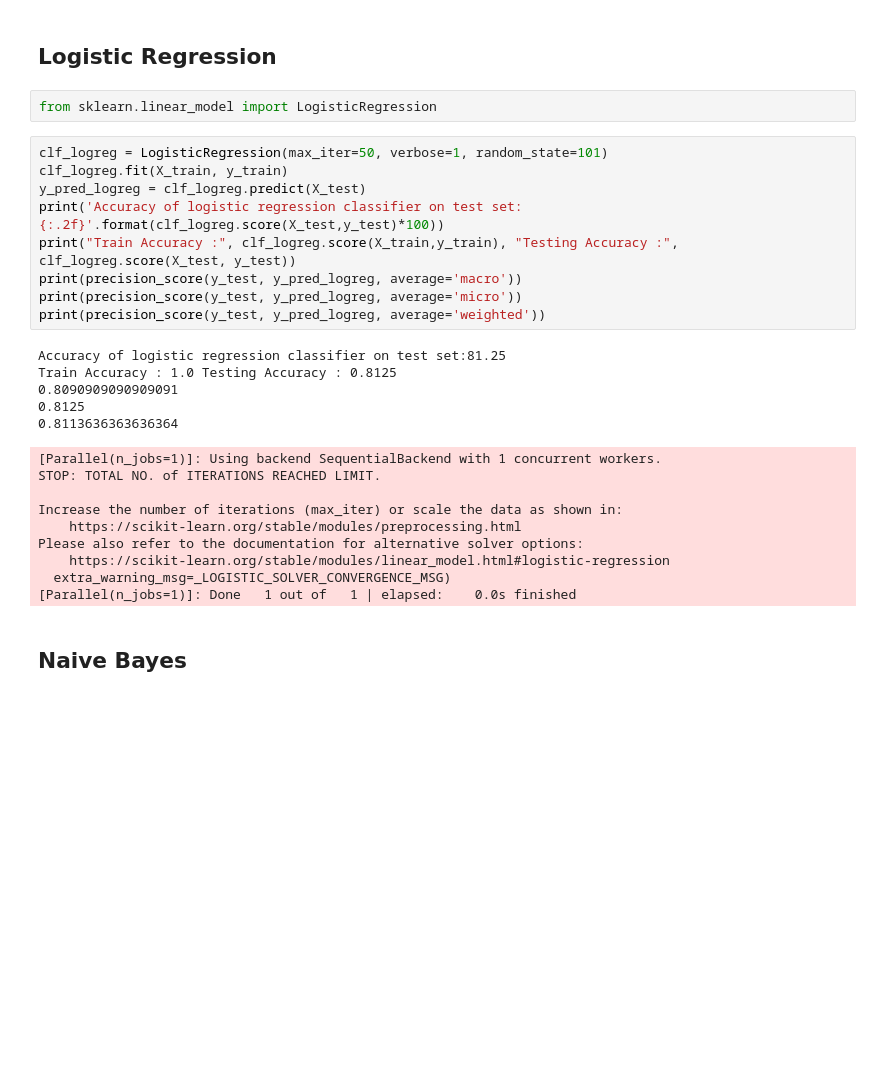
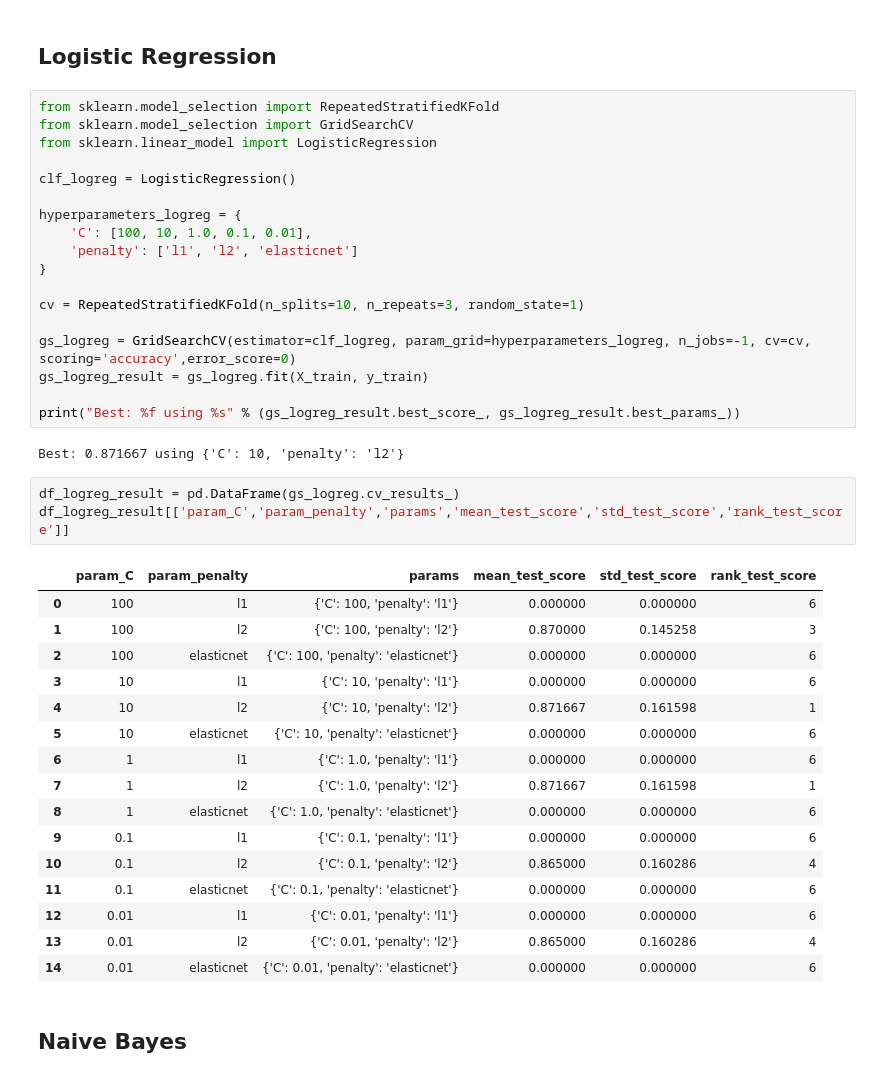
Before and after one commit to SohelRaja/Ensemble-Classifier-Model, a Jupyter notebook: Imbalanced Data with Same Ratio/EnsembleClassifier.ipynb, the cells around one changed output. Saved outputs shown, nothing was run; the diff lists cells and outputs as text; blank space fills up the shorter version.

```diff
--- a/Imbalanced Data with Same Ratio/EnsembleClassifier.ipynb
+++ b/Imbalanced Data with Same Ratio/EnsembleClassifier.ipynb
@@ -215,31 +224,45 @@ print(precision_score(y_test, y_pred_knn, average='weighted'))
 # %% [markdown]
 ## Logistic Regression
-# %%
-from sklearn.linear_model import LogisticRegression
-# %%
-clf_logreg = LogisticRegression(max_iter=50, verbose=1, random_state=101)
-clf_logreg.fit(X_train, y_train)
-y_pred_logreg = clf_logreg.predict(X_test)
-print('Accuracy of logistic regression classifier on test set:{:.2f}'.format(clf_logreg.score(X_test,y_test)*100))
-print("Train Accuracy :", clf_logreg.score(X_train,y_train), "Testing Accuracy :", clf_logreg.score(X_test, y_test))
-print(precision_score(y_test, y_pred_logreg, average='macro'))
-print(precision_score(y_test, y_pred_logreg, average='micro'))
-print(precision_score(y_test, y_pred_logreg, average='weighted'))
-# %% [output]
-Accuracy of logistic regression classifier on test set:81.25
-Train Accuracy : 1.0 Testing Accuracy : 0.8125
-0.8090909090909091
-0.8125
-0.8113636363636364
-[Parallel(n_jobs=1)]: Using backend SequentialBackend with 1 concurrent workers.
-STOP: TOTAL NO. of ITERATIONS REACHED LIMIT.
-
-Increase the number of iterations (max_iter) or scale the data as shown in:
-    https://scikit-learn.org/stable/modules/preprocessing.html
-Please also refer to the documentation for alternative solver options:
-    https://scikit-learn.org/stable/modules/linear_model.html#logistic-regression
-  extra_warning_msg=_LOGISTIC_SOLVER_CONVERGENCE_MSG)
-[Parallel(n_jobs=1)]: Done   1 out of   1 | elapsed:    0.0s finished
+# %%
+from sklearn.model_selection import RepeatedStratifiedKFold
+from sklearn.model_selection import GridSearchCV
+from sklearn.linear_model import LogisticRegression
+
+clf_logreg = LogisticRegression()
+
+hyperparameters_logreg = {
+    'C': [100, 10, 1.0, 0.1, 0.01],
+    'penalty': ['l1', 'l2', 'elasticnet']
+}
+
+cv = RepeatedStratifiedKFold(n_splits=10, n_repeats=3, random_state=1)
+
+gs_logreg = GridSearchCV(estimator=clf_logreg, param_grid=hyperparameters_logreg, n_jobs=-1, cv=cv, scoring='accuracy',error_score=0)
+gs_logreg_result = gs_logreg.fit(X_train, y_train)
+
+print("Best: %f using %s" % (gs_logreg_result.best_score_, gs_logreg_result.best_params_))
+# %% [output]
+Best: 0.871667 using {'C': 10, 'penalty': 'l2'}
+# %%
+df_logreg_result = pd.DataFrame(gs_logreg.cv_results_)
+df_logreg_result[['param_C','param_penalty','params','mean_test_score','std_test_score','rank_test_score']]
+# %% [output]
+|  | param_C | param_penalty | params | mean_test_score | std_test_score | rank_test_score |
+| 0 | 100 | l1 | {'C': 100, 'penalty': 'l1'} | 0.000000 | 0.000000 | 6 |
+| 1 | 100 | l2 | {'C': 100, 'penalty': 'l2'} | 0.870000 | 0.145258 | 3 |
+| 2 | 100 | elasticnet | {'C': 100, 'penalty': 'elasticnet'} | 0.000000 | 0.000000 | 6 |
+| 3 | 10 | l1 | {'C': 10, 'penalty': 'l1'} | 0.000000 | 0.000000 | 6 |
+| 4 | 10 | l2 | {'C': 10, 'penalty': 'l2'} | 0.871667 | 0.161598 | 1 |
+| 5 | 10 | elasticnet | {'C': 10, 'penalty': 'elasticnet'} | 0.000000 | 0.000000 | 6 |
+| 6 | 1 | l1 | {'C': 1.0, 'penalty': 'l1'} | 0.000000 | 0.000000 | 6 |
+| 7 | 1 | l2 | {'C': 1.0, 'penalty': 'l2'} | 0.871667 | 0.161598 | 1 |
+| 8 | 1 | elasticnet | {'C': 1.0, 'penalty': 'elasticnet'} | 0.000000 | 0.000000 | 6 |
+| 9 | 0.1 | l1 | {'C': 0.1, 'penalty': 'l1'} | 0.000000 | 0.000000 | 6 |
+| 10 | 0.1 | l2 | {'C': 0.1, 'penalty': 'l2'} | 0.865000 | 0.160286 | 4 |
+| 11 | 0.1 | elasticnet | {'C': 0.1, 'penalty': 'elasticnet'} | 0.000000 | 0.000000 | 6 |
+| 12 | 0.01 | l1 | {'C': 0.01, 'penalty': 'l1'} | 0.000000 | 0.000000 | 6 |
+| 13 | 0.01 | l2 | {'C': 0.01, 'penalty': 'l2'} | 0.865000 | 0.160286 | 4 |
+| 14 | 0.01 | elasticnet | {'C': 0.01, 'penalty': 'elasticnet'} | 0.000000 | 0.000000 | 6 |
 # %% [markdown]
 ## Naive Bayes
 # %%
```
Also changed, not shown: parts of 10 cells of this notebook.
